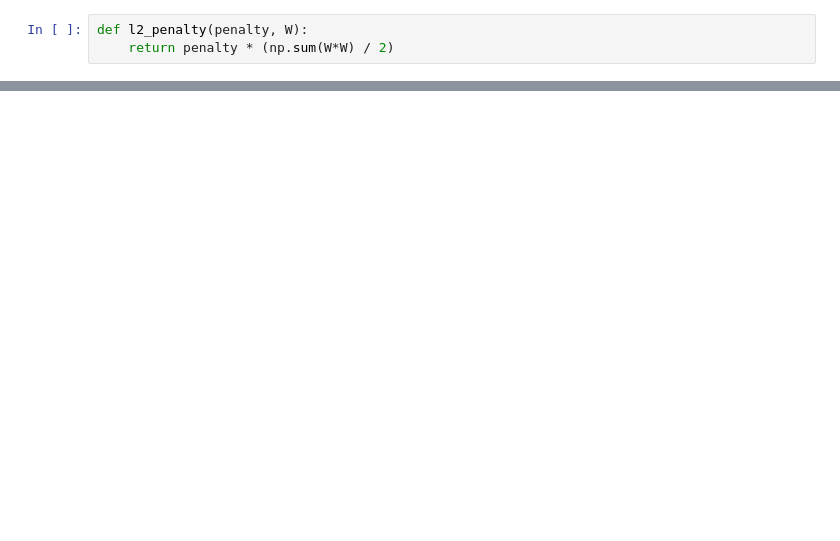
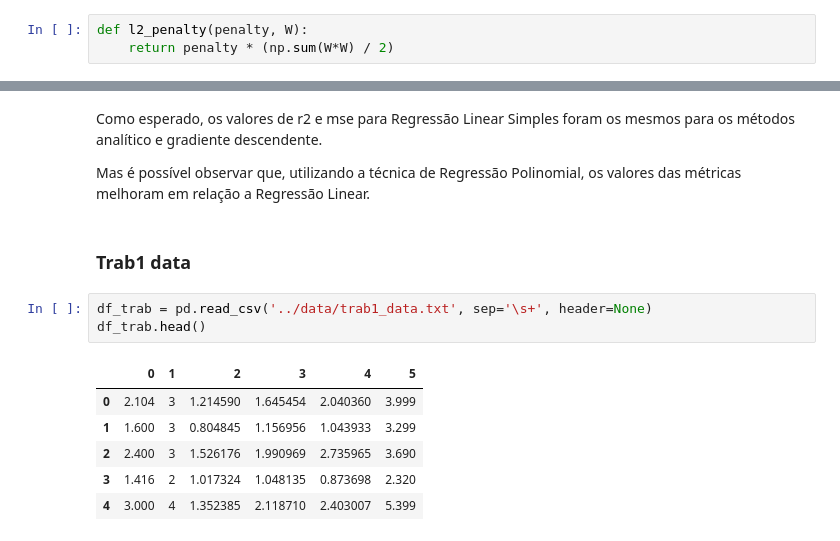
Before and after one commit to flych3r/class-machine-learning, a Jupyter notebook: Trabalho01/trabalho-1.ipynb, the cells around one changed output, grey strips where cells are left out. Drawn from its saved outputs; the diff is of its cells as text; blank space fills up the shorter version.

Commit message:
trab1

```diff
--- a/Trabalho01/trabalho-1.ipynb
+++ b/Trabalho01/trabalho-1.ipynb
@@ -174,0 +352,16 @@ Test sk_lr -> r2: 0.8935163320163658, mse: 2.880023730094191
+# %% [markdown]
+Como esperado, os valores de r2 e mse para Regressão Linear Simples foram os mesmos para os métodos analítico e gradiente descendente.
+
+Mas é possível observar que, utilizando a técnica de Regressão Polinomial, os valores das métricas melhoram em relação a Regressão Linear.
+# %% [markdown]
+### Trab1 data
+# %%
+df_trab = pd.read_csv('../data/trab1_data.txt', sep='\s+', header=None)
+df_trab.head()
+# %% [output]
+|  | 0 | 1 | 2 | 3 | 4 | 5 |
+| 0 | 2.104 | 3 | 1.214590 | 1.645454 | 2.040360 | 3.999 |
+| 1 | 1.600 | 3 | 0.804845 | 1.156956 | 1.043933 | 3.299 |
+| 2 | 2.400 | 3 | 1.526176 | 1.990969 | 2.735965 | 3.690 |
+| 3 | 1.416 | 2 | 1.017324 | 1.048135 | 0.873698 | 2.320 |
+| 4 | 3.000 | 4 | 1.352385 | 2.118710 | 2.403007 | 5.399 |
```
Also changed, not shown: parts of 65 cells of this notebook, 10 other files.
